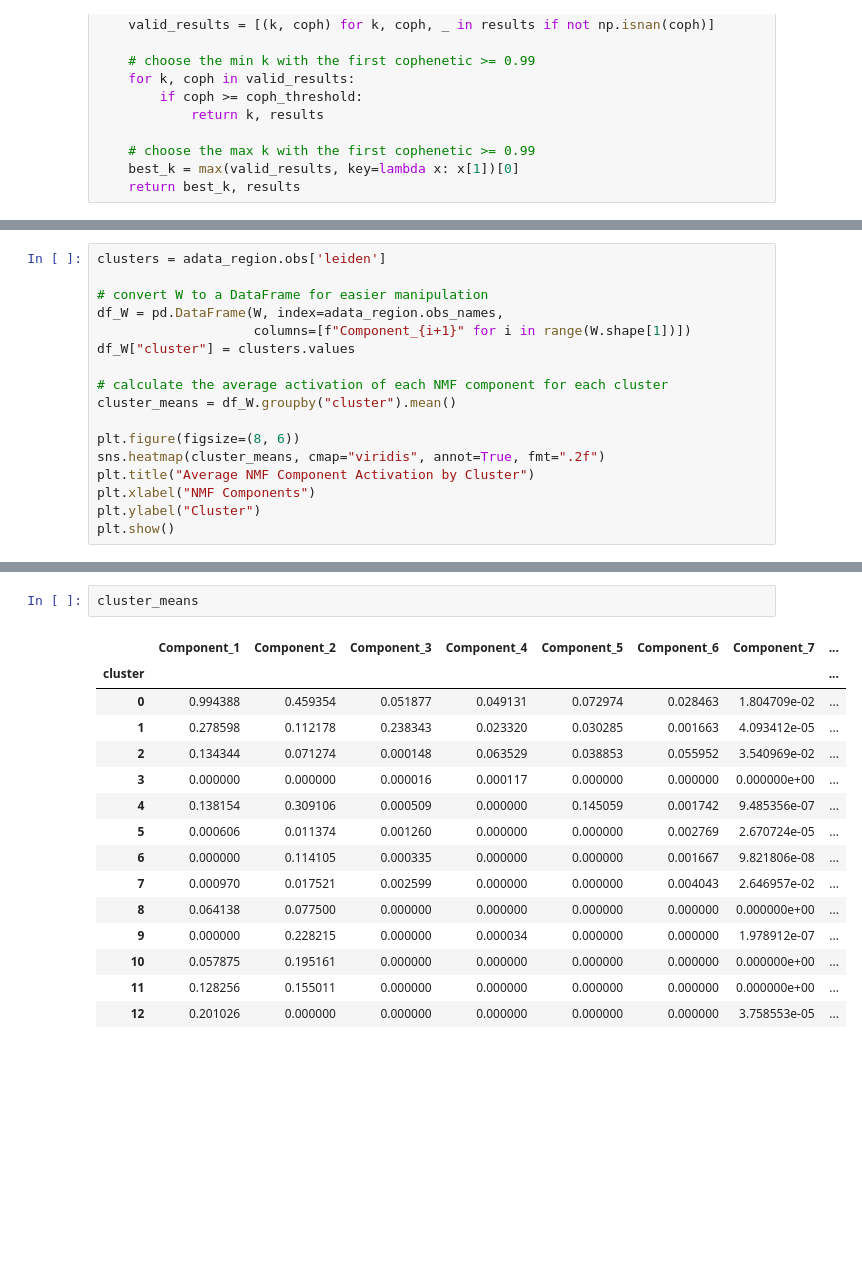
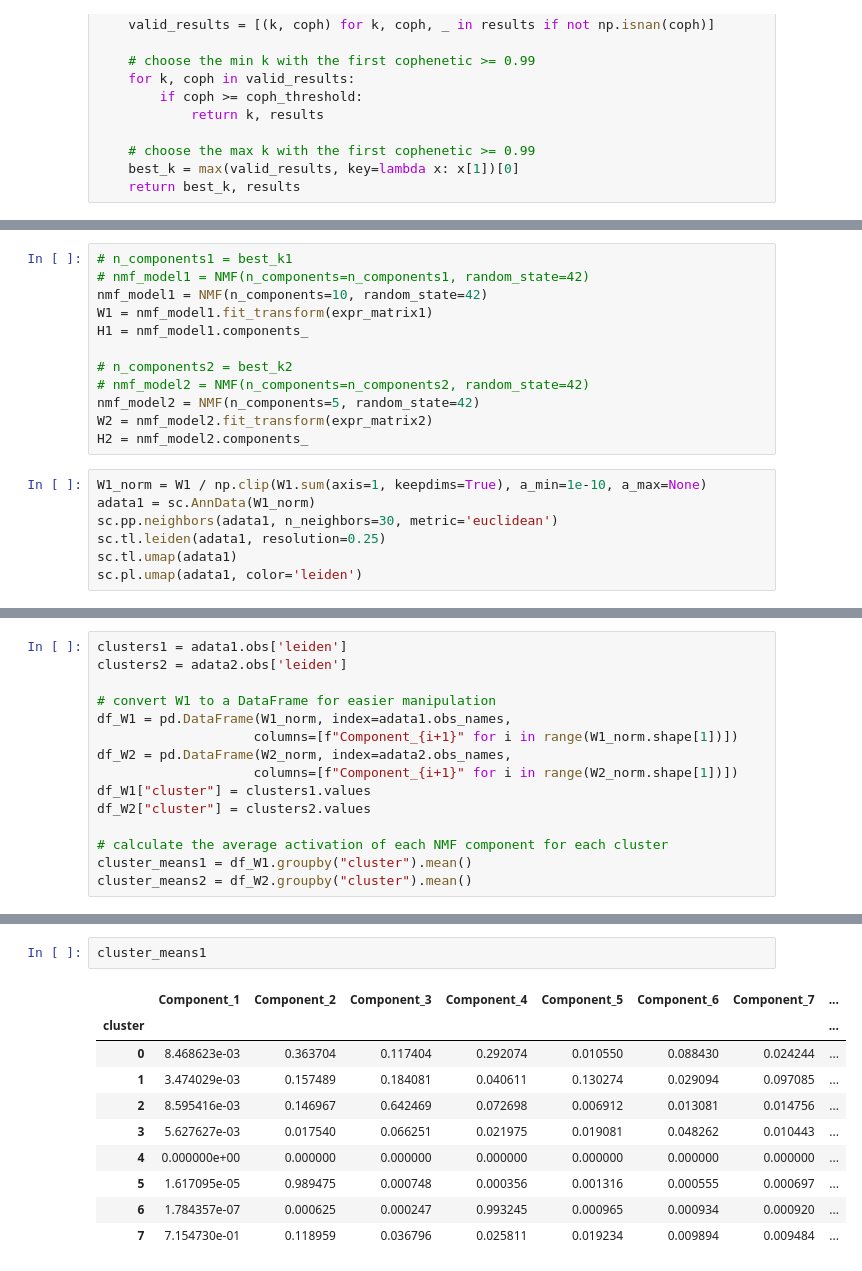
Before and after one commit to ScheWann/Biovis2025, a Jupyter notebook: Python/NMF&GO.ipynb, the cells around one changed output, grey strips where cells are left out. Saved outputs shown, nothing was run; the diff lists cells and outputs as text; blank space fills up the shorter version.

```diff
--- a/Python/NMF&GO.ipynb
+++ b/Python/NMF&GO.ipynb
@@ -468,0 +2919,19 @@ H = nmf_model.components_
+# %%
+# n_components1 = best_k1
+# nmf_model1 = NMF(n_components=n_components1, random_state=42)
+nmf_model1 = NMF(n_components=10, random_state=42)
+W1 = nmf_model1.fit_transform(expr_matrix1)
+H1 = nmf_model1.components_
+
+# n_components2 = best_k2
+# nmf_model2 = NMF(n_components=n_components2, random_state=42)
+nmf_model2 = NMF(n_components=5, random_state=42)
+W2 = nmf_model2.fit_transform(expr_matrix2)
+H2 = nmf_model2.components_
+# %%
+W1_norm = W1 / np.clip(W1.sum(axis=1, keepdims=True), a_min=1e-10, a_max=None)
+adata1 = sc.AnnData(W1_norm)
+sc.pp.neighbors(adata1, n_neighbors=30, metric='euclidean')
+sc.tl.leiden(adata1, resolution=0.25)
+sc.tl.umap(adata1)
+sc.pl.umap(adata1, color='leiden')
@@ -529,17 +3069,15 @@ Best n_neighbors based on silhouette score: 5
 # %%
-clusters = adata_region.obs['leiden']
+clusters1 = adata1.obs['leiden']
+clusters2 = adata2.obs['leiden']
 
-# convert W to a DataFrame for easier manipulation
-df_W = pd.DataFrame(W, index=adata_region.obs_names,
-                    columns=[f"Component_{i+1}" for i in range(W.shape[1])])
-df_W["cluster"] = clusters.values
+# convert W1 to a DataFrame for easier manipulation
+df_W1 = pd.DataFrame(W1_norm, index=adata1.obs_names,
+                    columns=[f"Component_{i+1}" for i in range(W1_norm.shape[1])])
+df_W2 = pd.DataFrame(W2_norm, index=adata2.obs_names,
+                    columns=[f"Component_{i+1}" for i in range(W2_norm.shape[1])])
+df_W1["cluster"] = clusters1.values
+df_W2["cluster"] = clusters2.values
 
 # calculate the average activation of each NMF component for each cluster
-cluster_means = df_W.groupby("cluster").mean()
-
-plt.figure(figsize=(8, 6))
-sns.heatmap(cluster_means, cmap="viridis", annot=True, fmt=".2f")
-plt.title("Average NMF Component Activation by Cluster")
-plt.xlabel("NMF Components")
-plt.ylabel("Cluster")
-plt.show()
+cluster_means1 = df_W1.groupby("cluster").mean()
+cluster_means2 = df_W2.groupby("cluster").mean()
@@ -548,18 +3102,13 @@ plt.show()
 # %%
-cluster_means
+cluster_means1
 # %% [output]
 |  | Component_1 | Component_2 | Component_3 | Component_4 | Component_5 | Component_6 | Component_7 | ... |
 | cluster |  |  |  |  |  |  |  | ... |
-| 0 | 0.994388 | 0.459354 | 0.051877 | 0.049131 | 0.072974 | 0.028463 | 1.804709e-02 | ... |
-| 1 | 0.278598 | 0.112178 | 0.238343 | 0.023320 | 0.030285 | 0.001663 | 4.093412e-05 | ... |
-| 2 | 0.134344 | 0.071274 | 0.000148 | 0.063529 | 0.038853 | 0.055952 | 3.540969e-02 | ... |
-| 3 | 0.000000 | 0.000000 | 0.000016 | 0.000117 | 0.000000 | 0.000000 | 0.000000e+00 | ... |
-| 4 | 0.138154 | 0.309106 | 0.000509 | 0.000000 | 0.145059 | 0.001742 | 9.485356e-07 | ... |
-| 5 | 0.000606 | 0.011374 | 0.001260 | 0.000000 | 0.000000 | 0.002769 | 2.670724e-05 | ... |
-| 6 | 0.000000 | 0.114105 | 0.000335 | 0.000000 | 0.000000 | 0.001667 | 9.821806e-08 | ... |
-| 7 | 0.000970 | 0.017521 | 0.002599 | 0.000000 | 0.000000 | 0.004043 | 2.646957e-02 | ... |
-| 8 | 0.064138 | 0.077500 | 0.000000 | 0.000000 | 0.000000 | 0.000000 | 0.000000e+00 | ... |
-| 9 | 0.000000 | 0.228215 | 0.000000 | 0.000034 | 0.000000 | 0.000000 | 1.978912e-07 | ... |
-| 10 | 0.057875 | 0.195161 | 0.000000 | 0.000000 | 0.000000 | 0.000000 | 0.000000e+00 | ... |
-| 11 | 0.128256 | 0.155011 | 0.000000 | 0.000000 | 0.000000 | 0.000000 | 0.000000e+00 | ... |
-| 12 | 0.201026 | 0.000000 | 0.000000 | 0.000000 | 0.000000 | 0.000000 | 3.758553e-05 | ... |
+| 0 | 8.468623e-03 | 0.363704 | 0.117404 | 0.292074 | 0.010550 | 0.088430 | 0.024244 | ... |
+| 1 | 3.474029e-03 | 0.157489 | 0.184081 | 0.040611 | 0.130274 | 0.029094 | 0.097085 | ... |
+| 2 | 8.595416e-03 | 0.146967 | 0.642469 | 0.072698 | 0.006912 | 0.013081 | 0.014756 | ... |
+| 3 | 5.627627e-03 | 0.017540 | 0.066251 | 0.021975 | 0.019081 | 0.048262 | 0.010443 | ... |
+| 4 | 0.000000e+00 | 0.000000 | 0.000000 | 0.000000 | 0.000000 | 0.000000 | 0.000000 | ... |
+| 5 | 1.617095e-05 | 0.989475 | 0.000748 | 0.000356 | 0.001316 | 0.000555 | 0.000697 | ... |
+| 6 | 1.784357e-07 | 0.000625 | 0.000247 | 0.993245 | 0.000965 | 0.000934 | 0.000920 | ... |
+| 7 | 7.154730e-01 | 0.118959 | 0.036796 | 0.025811 | 0.019234 | 0.009894 | 0.009484 | ... |
```
Also changed, not shown: parts of 21 cells of this notebook, 1 other file.
